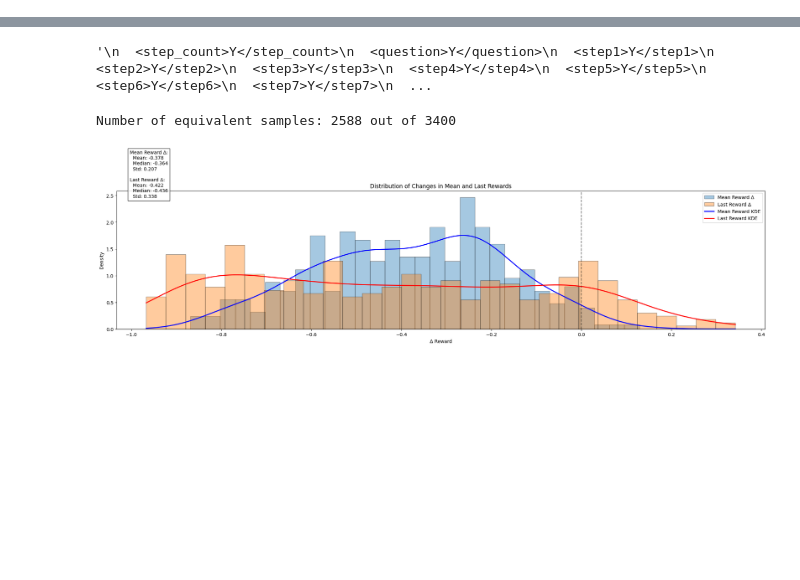
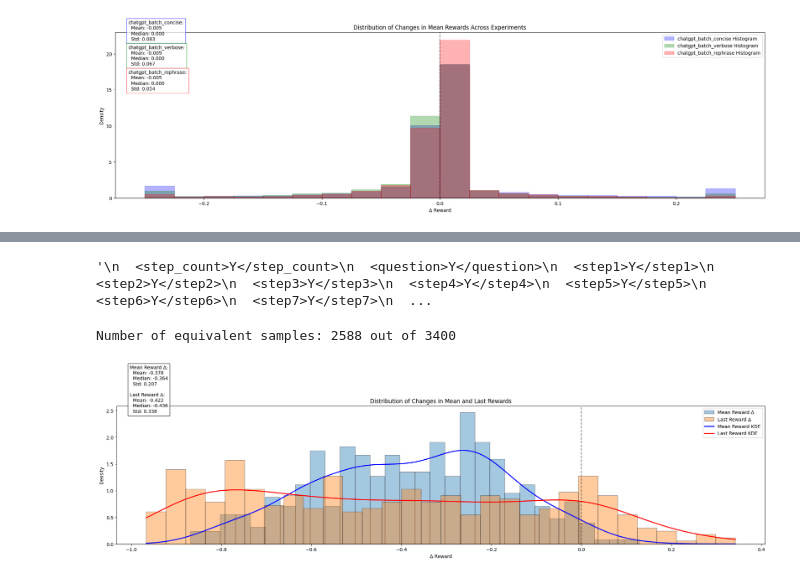
Before and after one commit to rishabh-16/prm-attack, a Jupyter notebook: visualize.ipynb, the cells around one changed output, grey strips where cells are left out. Saved outputs shown, nothing was run; the diff lists cells and outputs as text; code cells hidden in the pictures; blank space fills up the shorter version.

Commit message:
added visualize

```diff
--- a/visualize.ipynb
+++ b/visualize.ipynb
@@ -24,5 +5,0 @@ Instructions:
-# %%
-import pandas as pd
-experiment_name = "prm_consise_1"
-df_sample = pd.read_parquet(f"experiments/{experiment_name}.parquet")
-df_sample.head()
@@ -232,0 +240,76 @@ Number of filtered samples: 9 out of 10
+# %%
+import numpy as np
+import matplotlib.pyplot as plt
+from scipy import stats
+import pandas as pd
+
+# List of experiments to compare
+experiment_names = ["chatgpt_batch_concise", "chatgpt_batch_verbose", "chatgpt_batch_rephrase"]
+colors = ['blue', 'green', 'red']  # Different color for each experiment
+
+plt.figure(figsize=(20, 6))
+
+# Process each experiment
+for i, experiment_name in enumerate(experiment_names):
+    try:
+        df_sample = pd.read_parquet(f"experiments/{experiment_name}/attack.parquet")
+        # Filter data
+        df_filtered = df_sample[df_sample["equivalence"] == True]
+        print(f"{experiment_name}: Number of equivalent samples: {len(df_filtered)} out of {len(df_sample)}")
+        df_filtered = df_filtered[df_filtered.apply(lambda row: len(row["aug_steps"]) == len(row["steps"]), axis=1)]
+        df_filtered = df_filtered[df_filtered["aug_steps"].apply(lambda x: len(x) > 0)]
+        df_filtered = df_filtered[df_filtered["steps"].apply(lambda x: len(x) > 0)]
+        df_filtered = df_filtered[df_filtered["final_answer_correct"] == True]
+        # df_filtered = df_filtered[df_filtered["split"] == "gsm8k"]
+        # df_filtered = df_filtered[~df_filtered["generator"].str.contains("qwen", case=False)]
+
+        print(f"{experiment_name}: Number of filtered samples: {len(df_filtered)} out of {len(df_sample)}")
+
+        # Calculate mean rewards for Skywork model
+        # Collect all rewards into lists of lists
+        # Calculate mean rewards for each sample
+        original_rewards_mean_skywork = df_filtered["Qwen2.5-Math-PRM-7B"].tolist()
+        augmented_rewards_mean_skywork = df_filtered["Qwen/Qwen2.5-Math-PRM-7B--aug_rewards"].tolist()
+
+        # Flatten the lists
+        original_rewards_mean_skywork = [reward for sublist in original_rewards_mean_skywork for reward in sublist]
+        augmented_rewards_mean_skywork = [reward for sublist in augmented_rewards_mean_skywork for reward in sublist]
+
+        # # Calculate means from flattened lists
+        # original_rewards_mean_skywork = np.mean(original_rewards_flat_skywork)
+        # augmented_rewards_mean_skywork = np.mean(augmented_rewards_flat_skywork)
+
+
+
+        # Calculate deltas
+        mean_reward_deltas_skywork = np.array(augmented_rewards_mean_skywork) - np.array(original_rewards_mean_skywork)
+        # Clip the deltas between -0.25 and 0.25 to focus on the central distribution
+        mean_reward_deltas_skywork = np.clip(mean_reward_deltas_skywork, -0.25, 0.25)
+
+        # Plot histogram with transparency
+        plt.hist(mean_reward_deltas_skywork, bins=20, density=True, alpha=0.3,
+                 edgecolor=colors[i], color=colors[i], label=f'{experiment_name} Histogram')
+
+        # Add KDE curve
+        # kde = stats.gaussian_kde(mean_reward_deltas_skywork)
+        # x_range = np.linspace(mean_reward_deltas_skywork.min(), mean_reward_deltas_skywork.max(), 200)
+        # plt.plot(x_range, kde(x_range), color=colors[i], lw=2,
+        #          label=f'{experiment_name} (Mean: {mean_reward_deltas_skywork.mean():.3f})')
+
+        # Add statistics to text box
+        plt.text(0.02, 0.95 - i*0.15,
+                f'{experiment_name}:\n  Mean: {mean_reward_deltas_skywork.mean():.3f}\n  Median: {np.median(mean_reward_deltas_skywork):.3f}\n  Std: {mean_reward_deltas_skywork.std():.3f}',
+                transform=plt.gca().transAxes,
+                bbox=dict(facecolor='white', alpha=0.7, edgecolor=colors[i]))
+
+    except Exception as e:
+        print(f"Error processing {experiment_name}: {e}")
+
+plt.title('Distribution of Changes in Mean Rewards Across Experiments')
+plt.xlabel('Δ Reward')
+plt.ylabel('Density')
+plt.legend()
+plt.axvline(x=0, color='k', linestyle='--', alpha=0.5)
+plt.tight_layout()
+plt.show()
+# %% [output]
@@ -233,3 +322,4 @@ Number of filtered samples: 9 out of 10
+[figure, added]
 # %%
 df_filtered['last_reward_deltas_skywork'] = last_reward_deltas_skywork
 df_filtered['mean_reward_deltas_skywork'] = mean_reward_deltas_skywork
```
Also changed, not shown: parts of 11 cells of this notebook.
